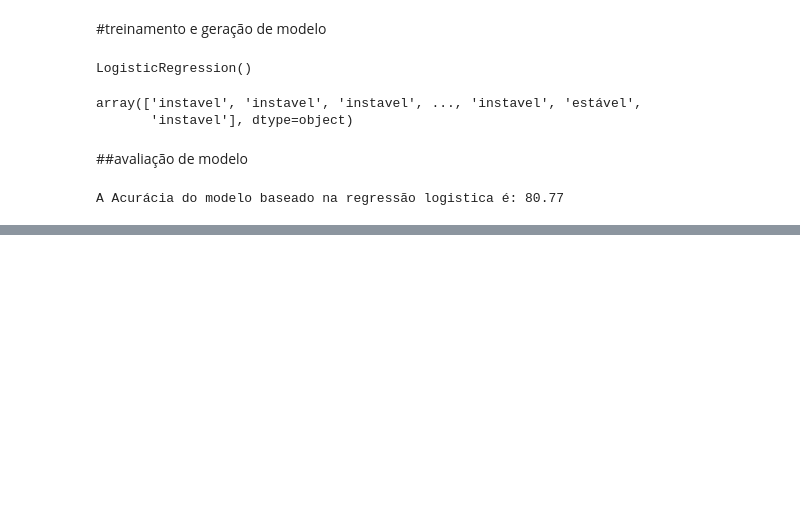
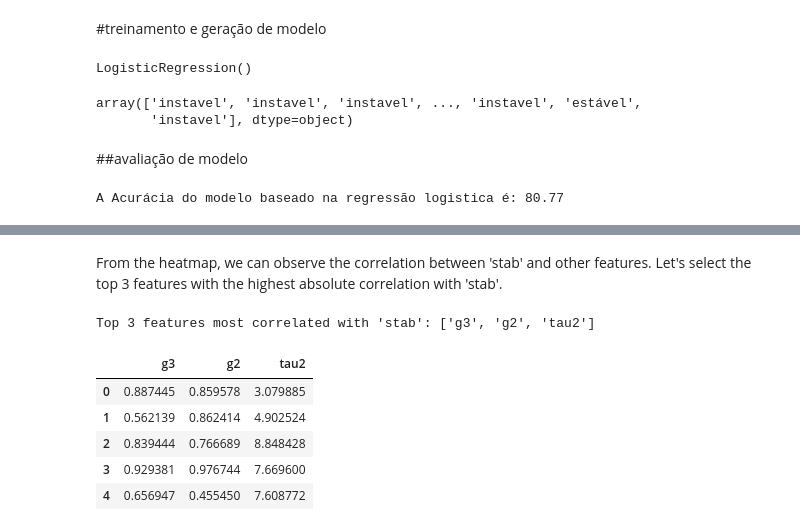
Before and after one commit to LeoSrodrigues26/FIAP_SERS, a Jupyter notebook: Aula_06_ML_ENERGIA.ipynb, the cells around one changed output, grey strips where cells are left out. Cells and saved outputs as stored; diff of their text form; code cells hidden in the pictures; blank space fills up the shorter version.

```diff
--- a/Aula_06_ML_ENERGIA.ipynb
+++ b/Aula_06_ML_ENERGIA.ipynb
@@ -200,0 +263,22 @@ Matriz_confusao
+# %% [markdown]
+From the heatmap, we can observe the correlation between 'stab' and other features. Let's select the top 3 features with the highest absolute correlation with 'stab'.
+# %%
+# Get the absolute correlations with 'stab' and sort them
+stab_correlations = correlation_matrix['stab'].abs().sort_values(ascending=False)
+
+# Exclude 'stab' itself and select the top 3 features
+top_3_features = stab_correlations[1:4].index.tolist()
+
+# Display the top 3 correlated features
+print(f"Top 3 features most correlated with 'stab': {top_3_features}")
+
+X = dados[top_3_features]
+X.head()
+# %% [output]
+Top 3 features most correlated with 'stab': ['g3', 'g2', 'tau2']
+|  | g3 | g2 | tau2 |
+| 0 | 0.887445 | 0.859578 | 3.079885 |
+| 1 | 0.562139 | 0.862414 | 4.902524 |
+| 2 | 0.839444 | 0.766689 | 8.848428 |
+| 3 | 0.929381 | 0.976744 | 7.669600 |
+| 4 | 0.656947 | 0.455450 | 7.608772 |
```
Also changed, not shown: parts of 12 cells of this notebook.
